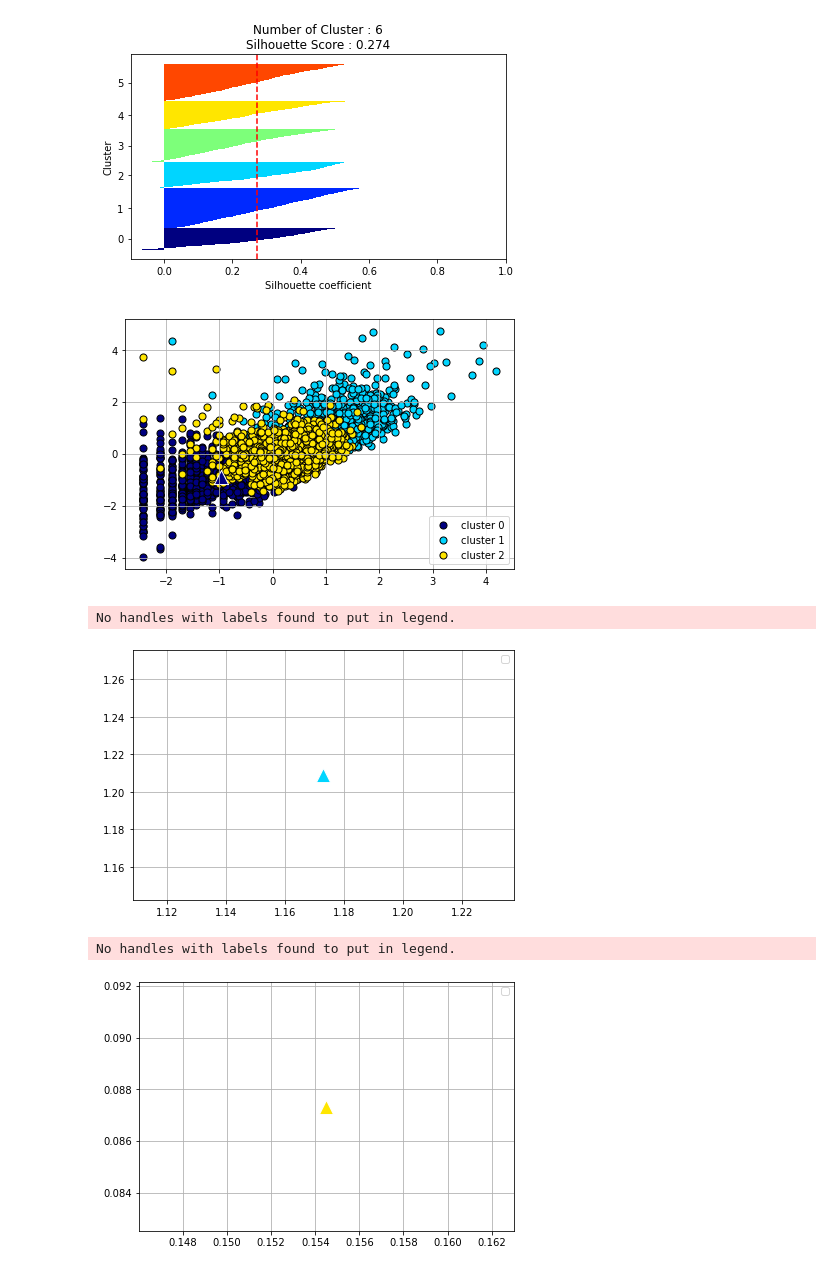
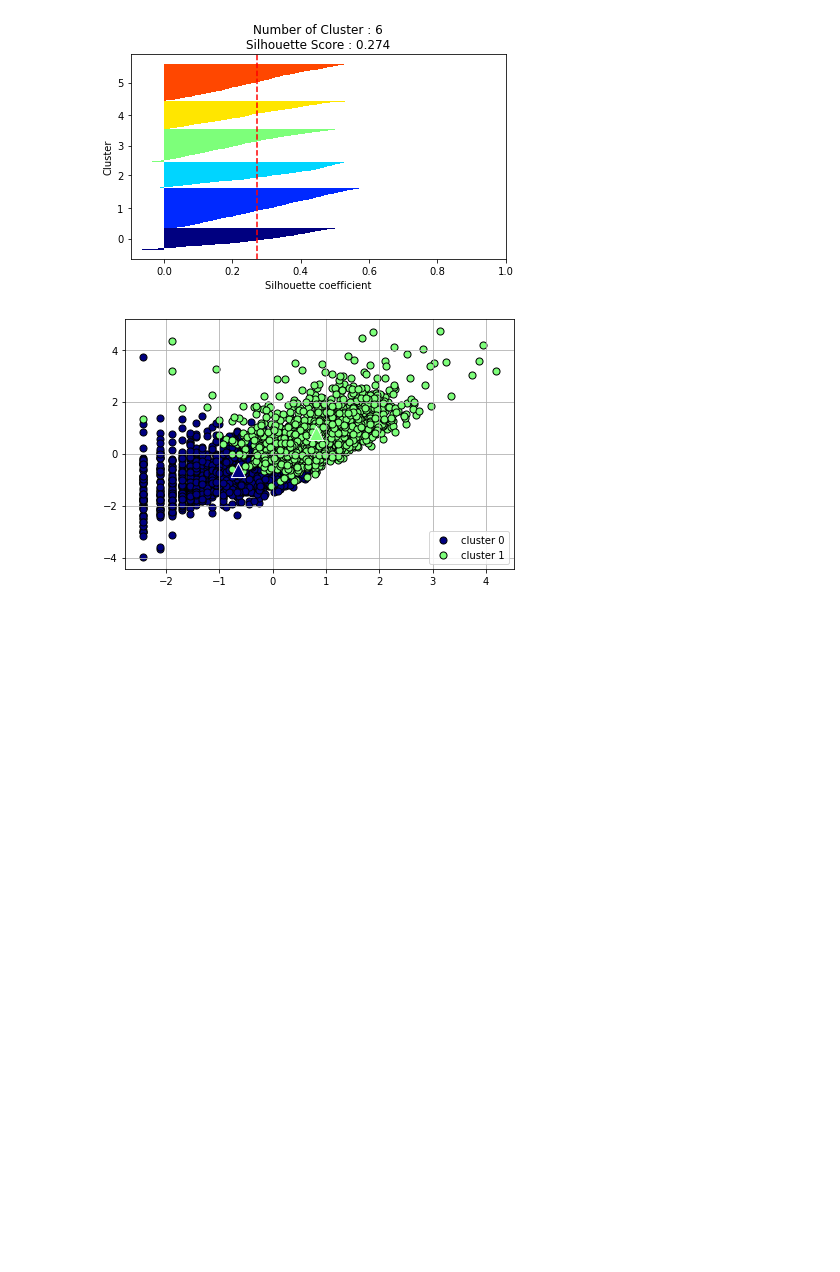
Before and after one commit to cactusvibeyjy/bigdata_derivative, a Jupyter notebook: online_retailer.ipynb, the cells around one changed output. Drawn from its saved outputs; the diff is of its cells as text; code cells hidden in the pictures; blank space fills up the shorter version.

```diff
--- a/online_retailer.ipynb
+++ b/online_retailer.ipynb
@@ -314,13 +314,9 @@ silhouetteViz(6, X_features_scaled)
 # %% [output]
 [figure]
 # %%
-clusterScatter(3, X_features_scaled)
+clusterScatter(2, X_features_scaled)
 # %% [output]
-[figure, old version]
+[figure, new version]
-No handles with labels found to put in legend.
-[figure, removed]
-No handles with labels found to put in legend.
-[figure, removed]
 # %%
 clusterScatter(4, X_features_scaled)
 # %% [output]
```
Also changed, not shown: parts of 10 cells of this notebook, 8 other files.
